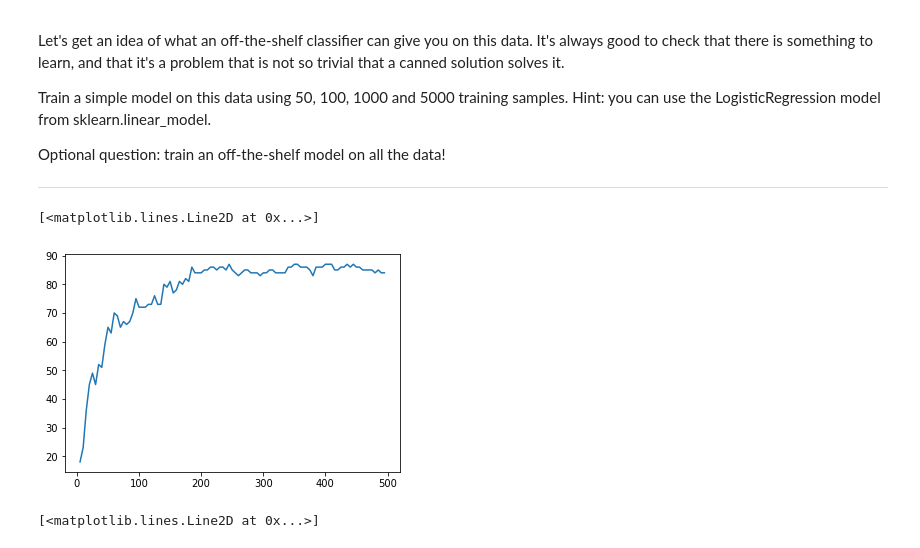
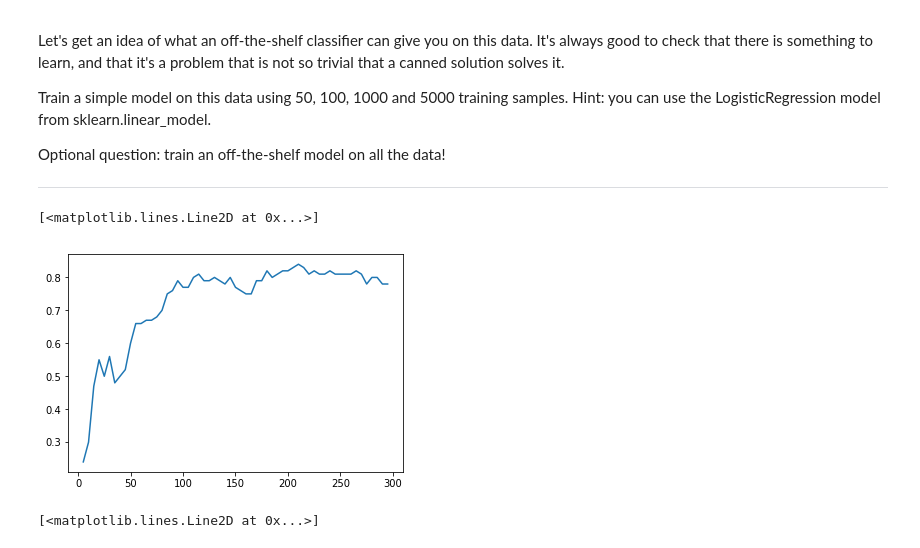
Before and after one commit to ckLXHL/learnSomeThing, a Jupyter notebook: AnacondaProjects/1_notmnist.ipynb, the cells around one changed output. Saved outputs shown, nothing was run; the diff lists cells and outputs as text; code cells hidden in the pictures.

```diff
--- a/AnacondaProjects/1_notmnist.ipynb
+++ b/AnacondaProjects/1_notmnist.ipynb
@@ -204,8 +204,3 @@ Problem 2
 Let's verify that the data still looks good. Displaying a sample of the labels and images from the ndarray. Hint: you can use matplotlib.pyplot.
 
 ---
-# %%
-f = open("./notMNIST_large/A.pickle", 'rb')
-ds = pickle.load(f)
-f.close()
-plt.imshow(ds[0])
@@ -214,0 +207,9 @@ plt.imshow(ds[0])
+# %%
+pickle_file = train_datasets[np.random.randint(len(train_datasets))]
+with open(pickle_file, 'rb') as f:
+    ds = pickle.load(f)
+    f.close()
+    rand_index = np.random.randint(len(ds))
+    rand_sample = ds[rand_index, :, :]
+    plt.imshow(rand_sample)
+    print(rand_sample[image_size // 2, image_size // 2])
@@ -438,27 +466,26 @@ Optional question: train an off-the-shelf model on all the data!
 # %%
 classifer = LogisticRegression() #罗辑回归训练对象
 my_train_size = 10000
 my_test_size = 100
 train_dataset_ravel = np.ndarray(shape=(train_dataset.shape[0], image_size*image_size),
                          dtype=np.float32)
 test_dataset_ravel = np.ndarray(shape=(test_dataset.shape[0], image_size*image_size))
 for i, pred in enumerate(train_dataset): #拉平数据，方便函数训练
     train_dataset_ravel[i] = pred.ravel()
 
 for i, pred in enumerate(test_dataset):
     test_dataset_ravel[i] = pred.ravel()
 
 succ = []
-for be in range(5, 500, 5):
+for be in range(5, 300, 5):
     classifer.fit(train_dataset_ravel[0:be], train_labels[0:be]) #训练
-    predictions = classifer.predict(test_dataset_ravel[:my_test_size]) #判断
-    predictions = (predictions == test_labels[:my_test_size]) #判断成功的数据
-    succ.append(int(sum(predictions) / len(predictions) * 100)) #存储成功率
+    sc = classifer.score(test_dataset_ravel[:my_test_size], test_labels[:my_test_size])
+    succ.append(sc) #存储成功率
 
-plt.plot(range(5, 500, 5), succ)
+plt.plot(range(5, 300, 5), succ)
 # %% [output]
 [<matplotlib.lines.Line2D at 0x...>]
-[figure, old version]
+[figure, new version]
 # %%
 plt.plot( range(5, 1000, 5), range(1, 200))
 # %% [output]
```
Also changed, not shown: parts of 5 cells of this notebook.
